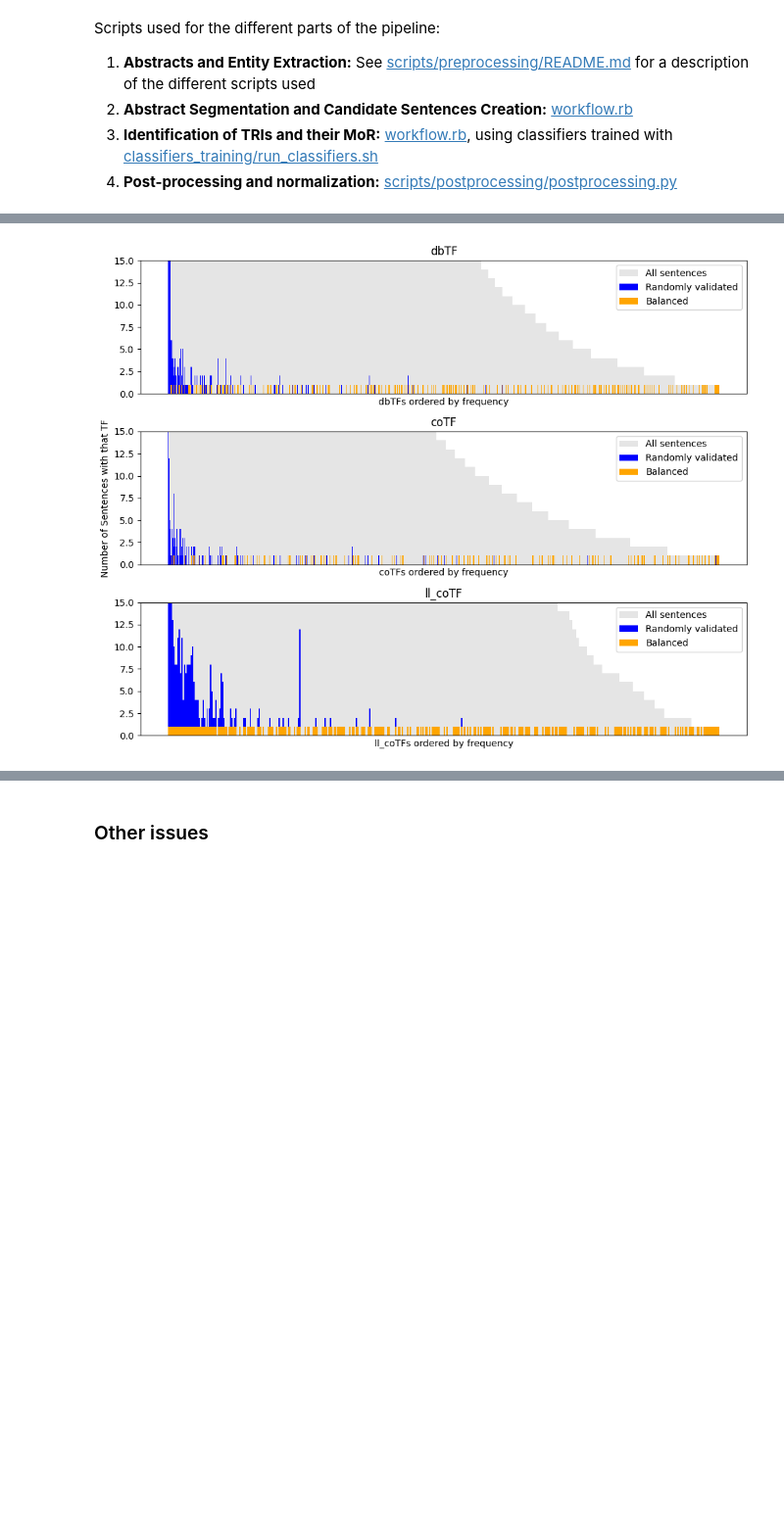
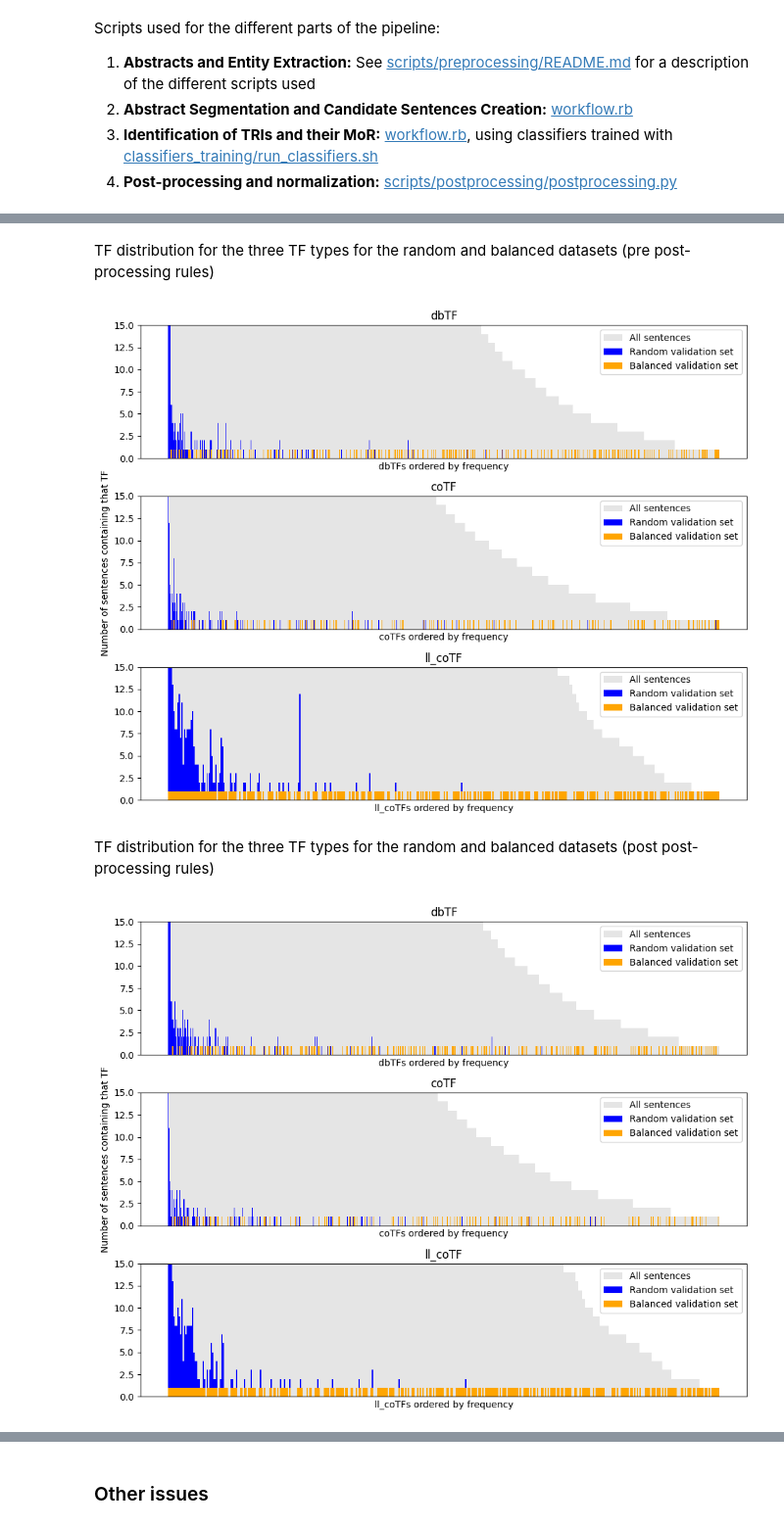
Before and after one commit to Rbbt-Workflows/ExTRI2, a Jupyter notebook: analysis/repo_to_paper.ipynb, the cells around one changed output, grey strips where cells are left out. Shown at 98% size. Cells and saved outputs as stored; diff of their text form; code cells hidden in the pictures; blank space fills up the shorter version.

```diff
--- a/analysis/repo_to_paper.ipynb
+++ b/analysis/repo_to_paper.ipynb
@@ -722,38 +421,40 @@ save_paper_validated_df(validated_df)
 def plot_tf_validation_distribution(ax, tf_type: str, all_sents: pd.DataFrame, val_random: pd.DataFrame, val_balanced: pd.DataFrame, ylim=30):
     for df, label, color, alpha in [
         (all_sents, "All sentences", "grey", 0.2),
-        (val_random, "Randomly validated", "blue", 1),
-        (val_balanced, 'Balanced', "orange", 1)
+        (val_random, "Random validation set", "blue", 1),
+        (val_balanced, 'Balanced validation set', "orange", 1)
     ]:
         counts = df['TF Id'].value_counts()
         ax.bar(counts.index, counts, label=label, color=color, alpha=alpha, width=1)
     ax.set_title(tf_type)
     ax.set_xticks([])
     #plt.xticks(rotation='vertical')
     ax.set_xlabel(f"{tf_type}s ordered by frequency")
     ax.set_ylim((0,ylim))
     ax.legend()
 
 def plot_all_tf_validation_distributions(title, ExTRI2_df, validated_1mapping, figsize=(15, 10), ylim=30):
 
     fig, axes = plt.subplots(3, 1, figsize=figsize)
     for i, TF_type in enumerate(['dbTF', 'coTF', 'll_coTF']):
         TRI_subset = ExTRI2_df[ExTRI2_df['TF_type'] == TF_type]
         validated_subset = validated_1mapping[(validated_1mapping['TF_type_validated'] == TF_type)]
 
         validated_subset_b = validated_subset[validated_subset['method'] == 'balanced']
         validated_subset_r = validated_subset[validated_subset['method'] == 'random']
 
         plot_tf_validation_distribution(axes[i], TF_type, TRI_subset, val_balanced = validated_subset_b, val_random = validated_subset_r, ylim=ylim)
-    axes[1].set_ylabel(f"Number of Sentences with that TF")
-
-
+    axes[1].set_ylabel(f"Number of sentences containing that TF")
 
     plt.suptitle(title)
     plt.tight_layout()
     plt.show()
 
-title = "Distribution of the TFs for the random and balanced datasets for the three TF types"
-plot_all_tf_validation_distributions('', ExTRI2_df, validated_df[(validated_df['pre-post'] == 'pre') & (validated_df['Label'] == 'TRUE')], figsize=(10, 8), ylim = 15)
+for pre_post in ["pre", "post"]:
+    md(f"TF distribution for the three TF types for the random and balanced datasets ({pre_post} post-processing rules)")
+    plot_all_tf_validation_distributions("", ExTRI2_df, validated_df[(validated_df['pre-post'] == pre_post) & (validated_df['Label'] == 'TRUE')], figsize=(10, 8), ylim = 15)
 # %% [output]
+TF distribution for the three TF types for the random and balanced datasets (pre post-processing rules)
-[figure, old version]
+[figure, new version]
+TF distribution for the three TF types for the random and balanced datasets (post post-processing rules)
+[figure, added]
```
Also changed, not shown: parts of 44 cells of this notebook, 15 other files.
